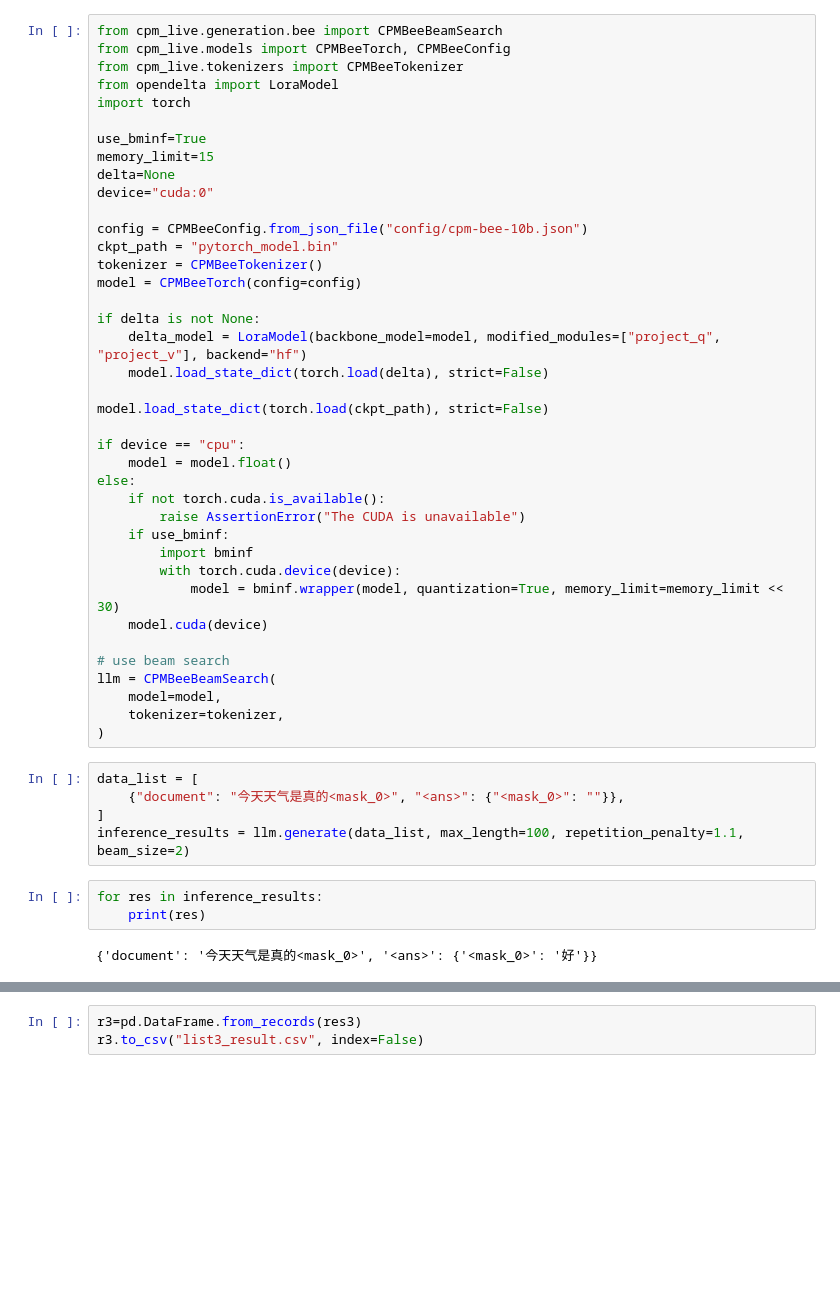
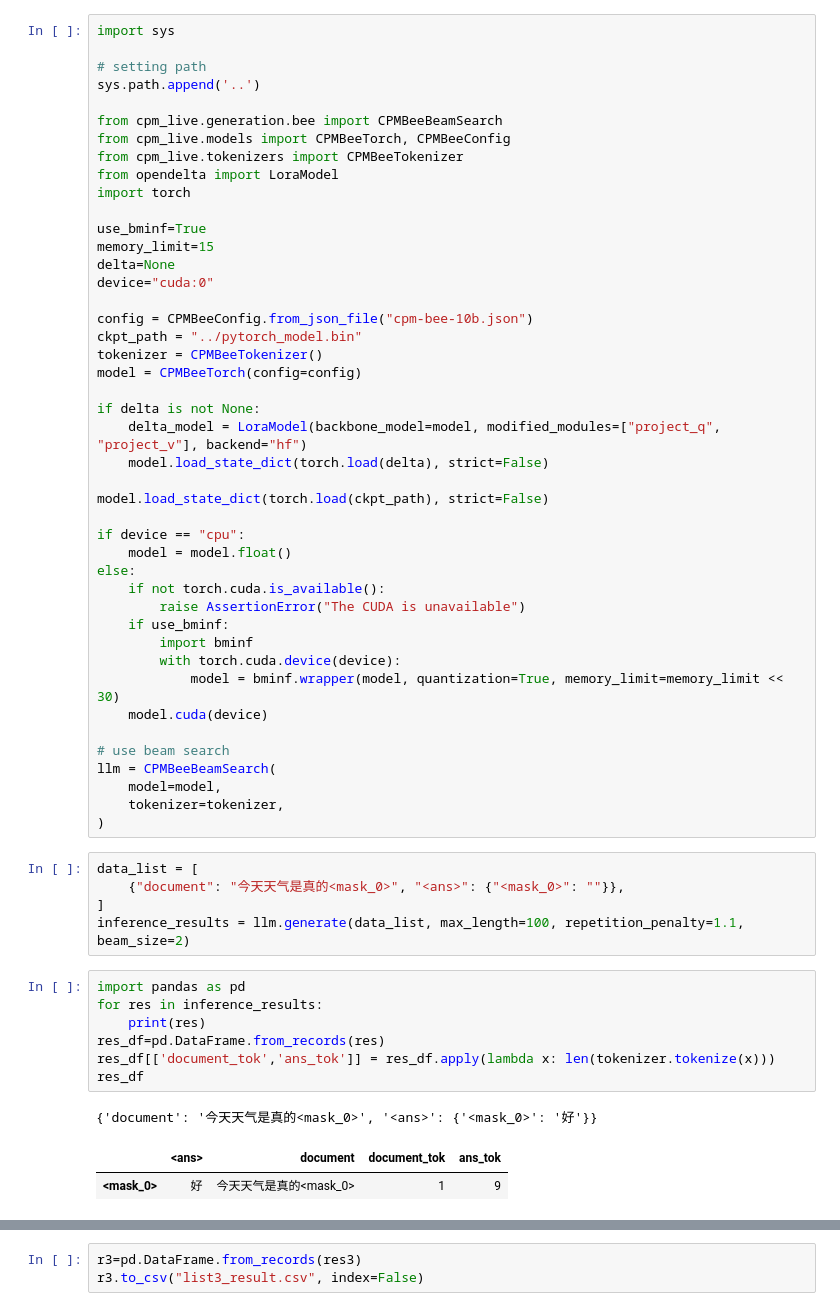
Before and after one commit to goriri/llm-test, a Jupyter notebook: cpm-bee-test.ipynb, the cells around one changed output, grey strips where cells are left out. Drawn from its saved outputs; the diff is of its cells as text; blank space fills up the shorter version.

```diff
--- a/cpm-bee-test.ipynb
+++ b/cpm-bee-test.ipynb
@@ -1,4 +1,9 @@
 # %%
+import sys
+
+# setting path
+sys.path.append('..')
+
 from cpm_live.generation.bee import CPMBeeBeamSearch
 from cpm_live.models import CPMBeeTorch, CPMBeeConfig
 from cpm_live.tokenizers import CPMBeeTokenizer
@@ -10,8 +15,8 @@ memory_limit=15
 delta=None
 device="cuda:0"
 
-config = CPMBeeConfig.from_json_file("config/cpm-bee-10b.json")
-ckpt_path = "pytorch_model.bin"
+config = CPMBeeConfig.from_json_file("cpm-bee-10b.json")
+ckpt_path = "../pytorch_model.bin"
 tokenizer = CPMBeeTokenizer()
 model = CPMBeeTorch(config=config)
 
@@ -43,10 +48,16 @@ data_list = [
 ]
 inference_results = llm.generate(data_list, max_length=100, repetition_penalty=1.1, beam_size=2)
 # %%
+import pandas as pd
 for res in inference_results:
     print(res)
+res_df=pd.DataFrame.from_records(res)
+res_df[['document_tok','ans_tok']] = res_df.apply(lambda x: len(tokenizer.tokenize(x)))
+res_df
 # %% [output]
 {'document': '今天天气是真的<mask_0>', '<ans>': {'<mask_0>': '好'}}
+|  | <ans> | document | document_tok | ans_tok |
+| <mask_0> | 好 | 今天天气是真的<mask_0> | 1 | 9 |
 # %%
 import pandas as pd
 
```
Also changed, not shown: parts of 19 cells of this notebook, 15 other files.
